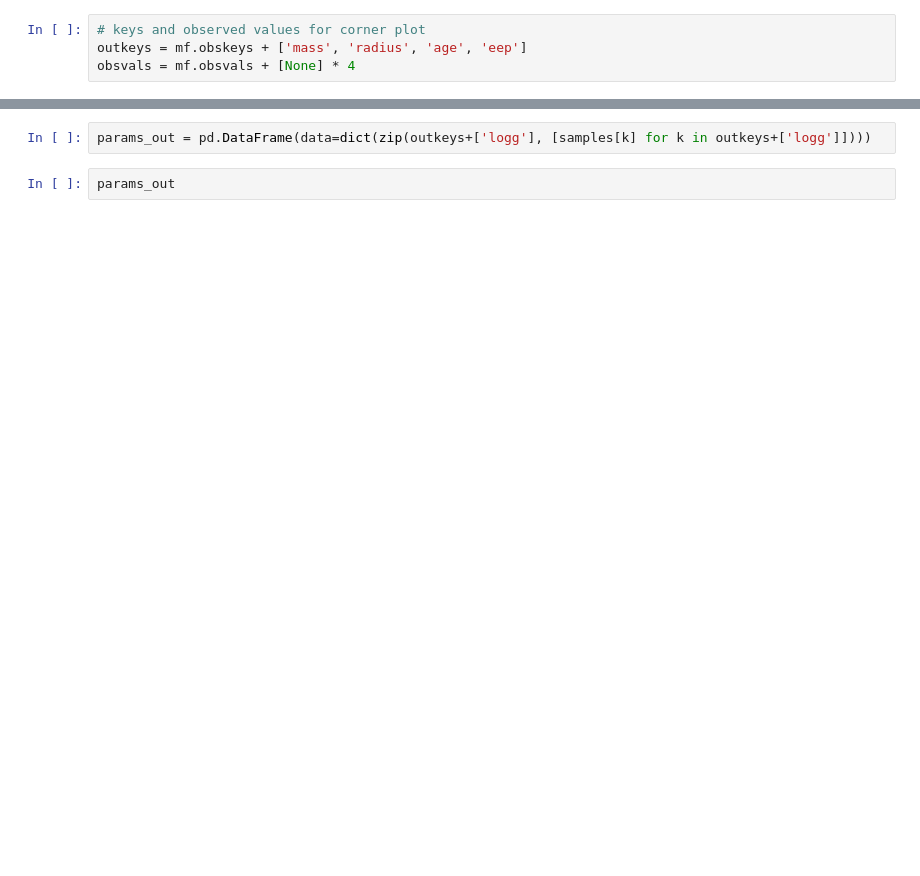
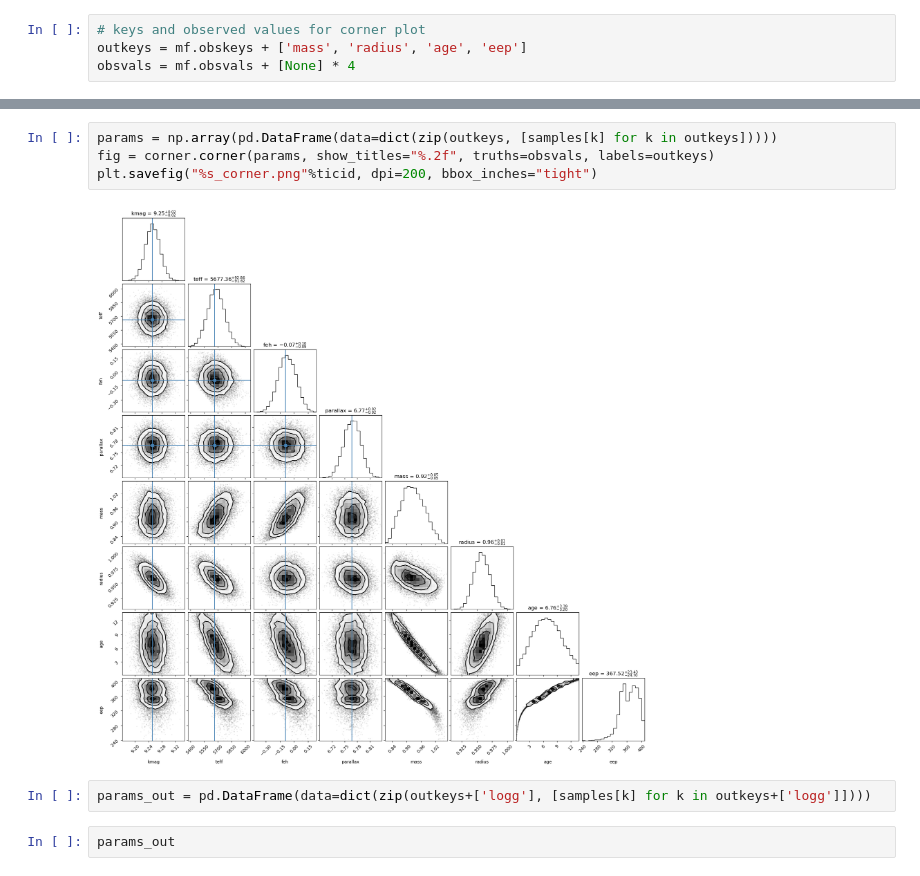
Before and after one commit to kemasuda/jaxstar, a Jupyter notebook: examples/fitting TESS object with Teff and FeH from spectroscopy.ipynb, the cells around one changed output, grey strips where cells are left out. Cells and saved outputs as stored; diff of their text form; blank space fills up the shorter version.

```diff
--- a/examples/fitting TESS object with Teff and FeH from spectroscopy.ipynb
+++ b/examples/fitting TESS object with Teff and FeH from spectroscopy.ipynb
@@ -128,3 +118,9 @@ WARNING:root:Pandas support in corner is deprecated; use ArviZ directly
+# %%
+params = np.array(pd.DataFrame(data=dict(zip(outkeys, [samples[k] for k in outkeys]))))
+fig = corner.corner(params, show_titles="%.2f", truths=obsvals, labels=outkeys)
+plt.savefig("%s_corner.png"%ticid, dpi=200, bbox_inches="tight")
+# %% [output]
+[figure, added]
 # %%
 params_out = pd.DataFrame(data=dict(zip(outkeys+['logg'], [samples[k] for k in outkeys+['logg']])))
 # %%
```
Also changed, not shown: parts of 9 cells of this notebook, 3 other files.
